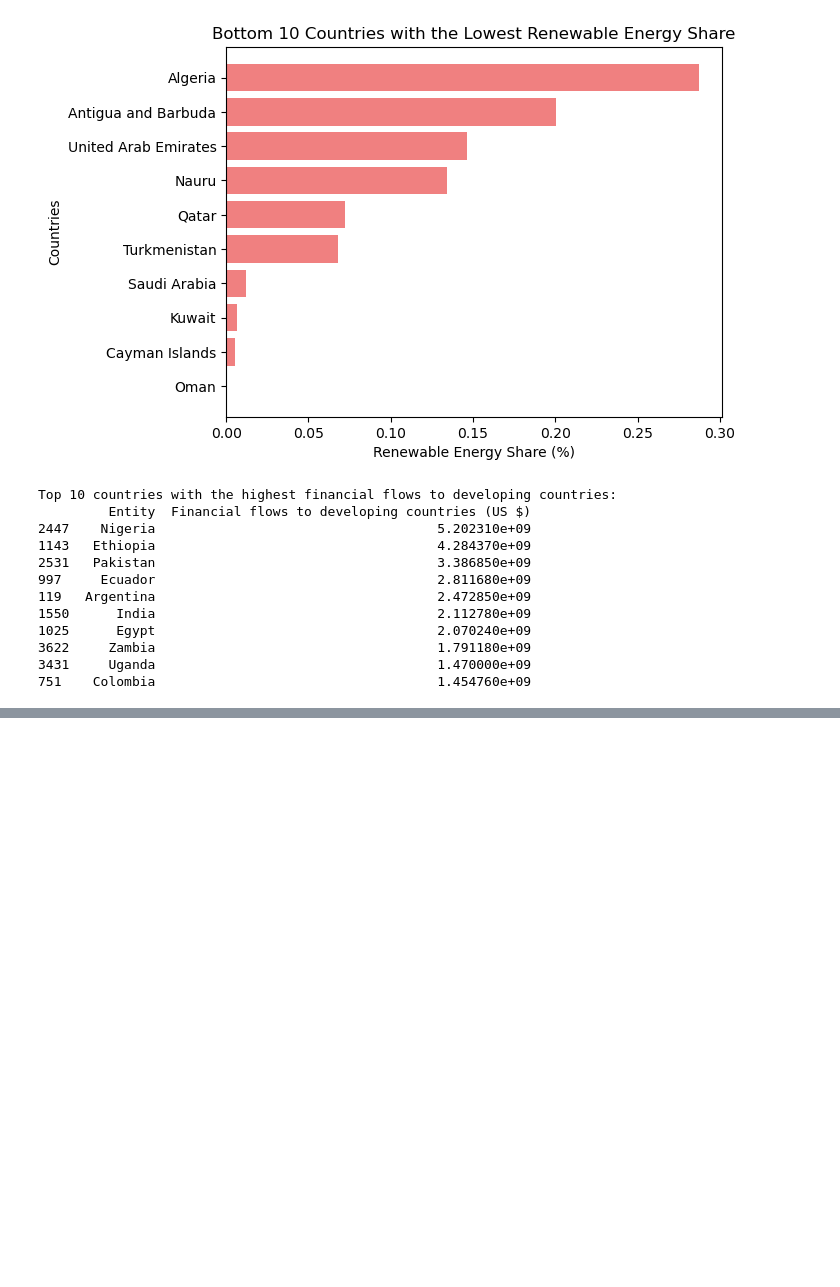
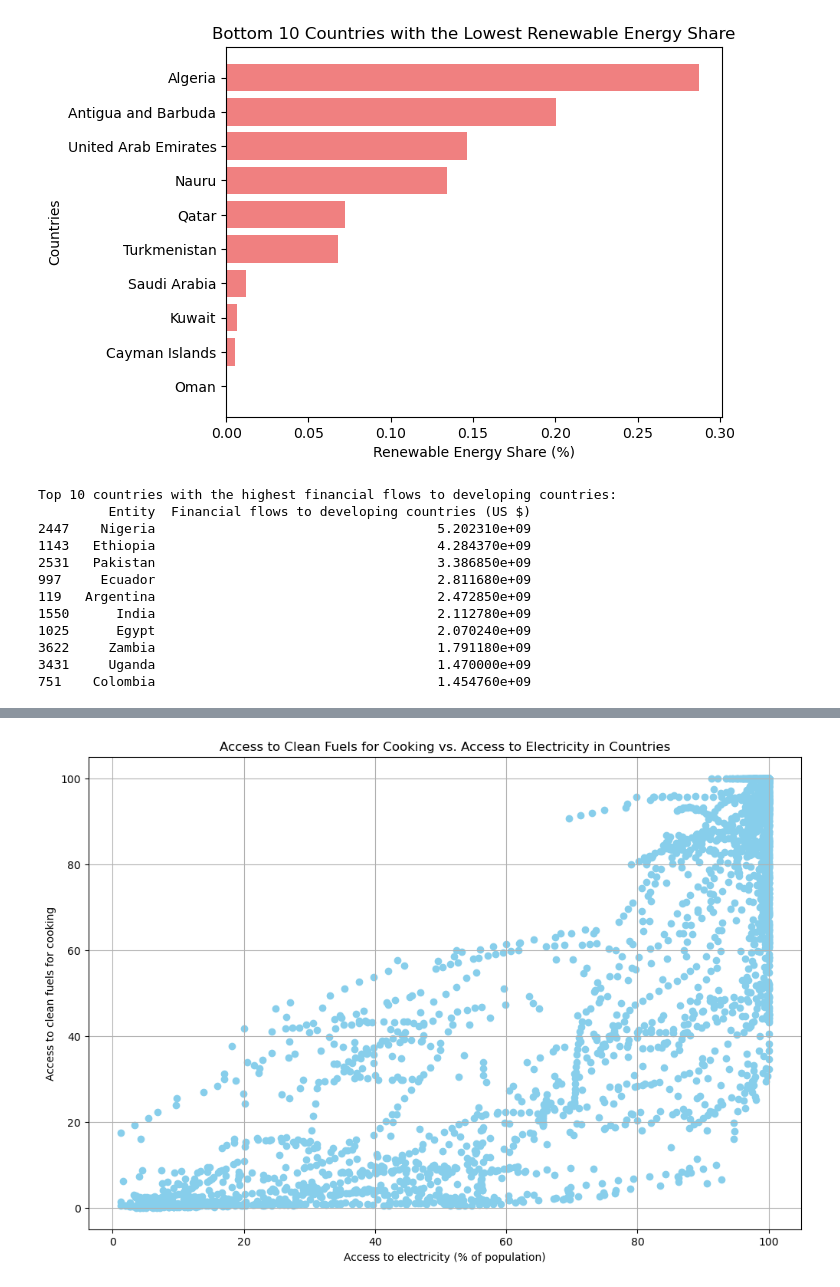
Before and after one commit to jwlosz/project-1-group17, a Jupyter notebook: sustainable master data-CopyLina.ipynb, the cells around one changed output, grey strips where cells are left out. Drawn from its saved outputs; the diff is of its cells as text; code cells hidden in the pictures; blank space fills up the shorter version.

```diff
--- a/sustainable master data-CopyLina.ipynb
+++ b/sustainable master data-CopyLina.ipynb
@@ -125,8 +125,7 @@ print(new_data_df['Renewable-electricity-generating-capacity-per-capita'].tail()
 3648    80.61
 Name: Renewable-electricity-generating-capacity-per-capita, dtype: float64
 # %%
-# Dropping Density (density\n(P/Km2) over concerns of accuracy and relevance
-new_data_df.drop(new_data_df.columns[16], axis=1, inplace=True)
-
-new_data_df.info()
+file_two = Path("../project-1-group17/countriescontinents.csv")
+continent_data = pd.read_csv(file_two, encoding="UTF-8")
+continent_data.head()
 # %% [output]
@@ -369,4 +303,16 @@ comparison_to_10000
 #Questions for Prof/TA
 # Do we need the data to have the same number of data points?
 # %%
-#testing gitkrakeen
+# Sort the DataFrame based on access to electricity (% of population)
+access_to_elec_sorted = new_data_df.sort_values('Access to electricity (% of population)', ascending=False)
+
+# Visualize the data
+plt.figure(figsize=(12, 8))
+plt.scatter(access_to_elec_sorted['Access to electricity (% of population)'], access_to_elec_sorted['Access to clean fuels for cooking'], color='skyblue')
+plt.xlabel('Access to electricity (% of population)')
+plt.ylabel('Access to clean fuels for cooking')
+plt.title('Access to Clean Fuels for Cooking vs. Access to Electricity in Countries')
+plt.grid(True)
+plt.show()
+# %% [output]
+[figure, added]
```
Also changed, not shown: parts of 19 cells of this notebook, 2 other files.
